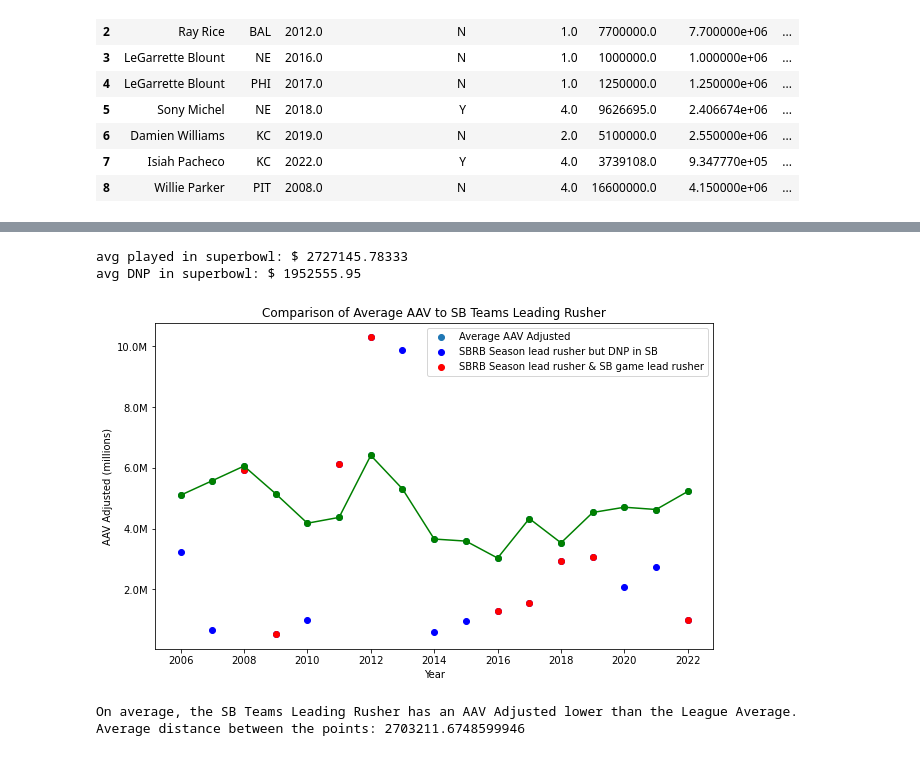
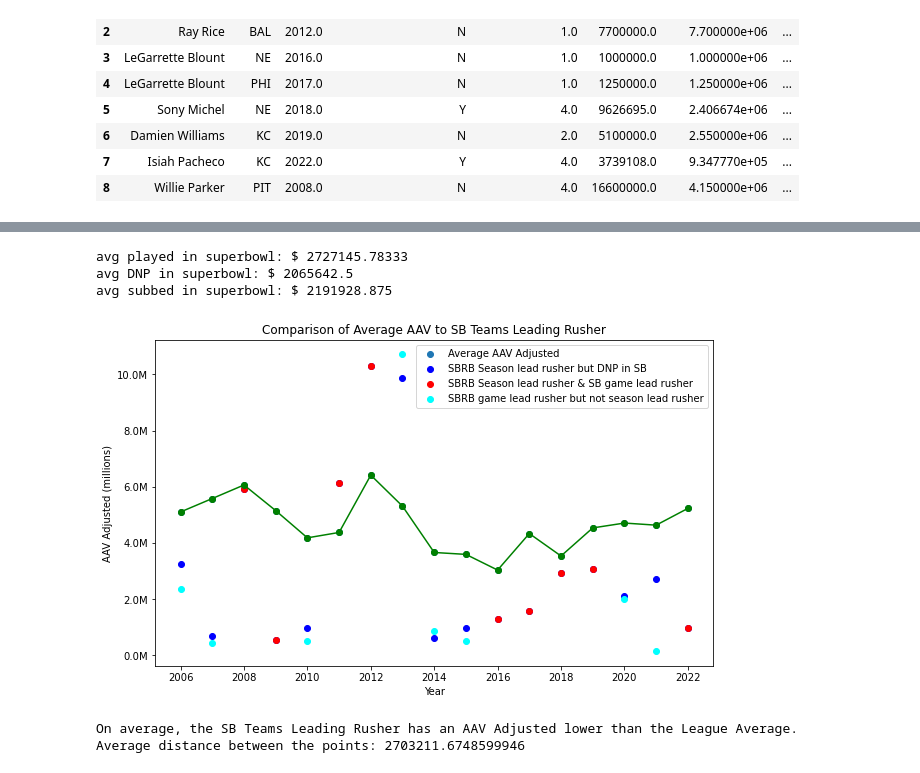
Before and after one commit to nick-smith-87/NFL_Momentum_Research, a Jupyter notebook: Running Backs/Injuries.ipynb, the cells around one changed output, grey strips where cells are left out. Saved outputs shown, nothing was run; the diff lists cells and outputs as text; code cells hidden in the pictures.

Commit message:
added sbrbgns info and added to graph

```diff
--- a/Running Backs/Injuries.ipynb
+++ b/Running Backs/Injuries.ipynb
@@ -33,18 +33,20 @@ superbowlWinningTeamSeasonLeadRushers = ['Joseph Addai', 'Brandon Jacobs', 'Will
 # %%
 superbowlWinningTeamGameLeadRushers = ['Dominic Rhodes', 'Ahmad Bradshaw', 'Willie Parker', 'Pierre Thomas', 'James Starks', 'Ahmad Bradshaw', 'Ray Rice', 'Percy Harvin', 'LeGarrette Blount', 'C.J. Anderson', 'LeGarrette Blount', 'LeGarrette Blount', 'Sony Michel', 'Damien Williams', 'Leonard Fournette', 'Cam Akers', 'Isiah Pacheco']
 # %%
-superbowlWinningTeamSeasonNotGameLeadRushers = ['Joseph Addai', 'Brandon Jacobs', 'Brandon Jackson', 'Marshawn Lynch', 'Jonas Gray', 'Ronnie Hillman', 'Ronald Jones II', 'Sony Michel', 'Isiah Pacheco']
+superbowlWinningTeamSeasonNotGameLeadRushers = ['Joseph Addai', 'Brandon Jacobs', 'Brandon Jackson', 'Marshawn Lynch', 'Jonas Gray', 'Ronnie Hillman', 'Ronald Jones II', 'Sony Michel']
 # %%
 superbowlWinningTeamGameNotSeasonLeadRushers = ['Dominic Rhodes', 'Ahmad Bradshaw', 'James Starks', 'Percy Harvin', 'LeGarrette Blount', 'C.J. Anderson', 'Leonard Fournette', 'Cam Akers']
+# %%
+superbowlWinningTeamGameNotSeasonLeadRushersAVV = [2375000, 425431, 510074, 10707500, 865000, 499167, 2000000, 153259]
 # %%
 years = list(range(2006, 2023))
 year_player_season_array = list(zip(years, superbowlWinningTeamSeasonLeadRushers))
 years = list(range(2006, 2023))
 year_player_game_array = list(zip(years, superbowlWinningTeamGameLeadRushers))
-years = [2006, 2007, 2010, 2013, 2014, 2015, 2020, 2021, 2022]
+years = [2006, 2007, 2010, 2013, 2014, 2015, 2020, 2021]
 year_player_season_not_game_array = list(zip(years, superbowlWinningTeamSeasonNotGameLeadRushers))
-years = [2008, 2009, 2011, 2012, 2016, 2017, 2018, 2019]
-year_player_game_not_season_array = list(zip(years, superbowlWinningTeamGameNotSeasonLeadRushers))
+years = [2006, 2007, 2010, 2013, 2014, 2015, 2020, 2021]
+year_player_game_not_season_array = list(zip(years, superbowlWinningTeamGameNotSeasonLeadRushers, superbowlWinningTeamGameNotSeasonLeadRushersAVV))
 # %%
 willie_p = [("Willie Parker","PIT",2008,"N",4,16600000,4150000,116000000,0.03577586207,14,500,474,18,8,6,61,280,1037,3.7,7,723,1,24,12,5,9,1.8,0,4.4,1046,1690,4991,35,0.6136094675,0.209577239,0.2,5917900,23671600,165416000)]
 willie_p_df = pd.DataFrame(willie_p, columns=['Player Name', 'Team', 'Year', 'Rookie Contract (Y/N)', 'Contract Length', 'Total Pay', 'Yearly Pay (AAV)', 'Team Payroll', 'Player Percentage of Payroll', 'Games Played', 'Snaps Played', 'Backfield Snaps', 'Slot Snaps', 'Wide snaps', 'QB Pressure Allowed (PR)', 'Total Pressure Oppurtnuties (OPP)', 'Rush Attempts', 'Rush Yards', 'Rush YPA', 'Rush TDs', 'Rush Yac (YCO)', 'Fumbles', 'Explosive Runs (10+)', 'Recieving Targets', 'Recieving Receptions', 'Recieving Yards', 'Y/Rec', 'Receiving TDs', 'YAC/REC', 'All-Purpose Yards', 'Team Rushing Yards', 'Team Total Yards', 'Team Total Touchdowns', 'Player Percentage of Rushing Yards', 'Player Percentage of Offensive Yards', 'Player Percentage of Touchdowns', 'AAV Adjusted', 'Total Pay Adjusted', 'Payroll Adjusted'])
@@ -119,0 +121,5 @@ SBRBSNG
+# %%
+# Convert the list to a DataFrame
+SBRBGNS = pd.DataFrame(year_player_game_not_season_array, columns=['Year', 'Player Name', 'Yearly Pay (AAV)'])
+
+SBRBGNS
@@ -125,44 +141,50 @@ did_not_play_in_sb = SBRBS[SBRBS['Player Name'].isin(superbowlWinningTeamSeasonN
 # Calculating average AAV for both groups
 avg_aav_played_in_sb = played_in_sb['Yearly Pay (AAV)'].mean()
 avg_aav_did_not_play_in_sb = did_not_play_in_sb['Yearly Pay (AAV)'].mean()
+avg_aav_subbed_in_sb = SBRBGNS['Yearly Pay (AAV)'].mean()
 
 print('avg played in superbowl: $', avg_aav_played_in_sb)
 print('avg DNP in superbowl: $', avg_aav_did_not_play_in_sb)
+print('avg subbed in superbowl: $', avg_aav_subbed_in_sb)
 # %% [output]
 avg played in superbowl: $ 2727145.78333
-avg DNP in superbowl: $ 1952555.95
+avg DNP in superbowl: $ 2065642.5
+avg subbed in superbowl: $ 2191928.875
 # %%
 ### Pay
 
 df = df[df['AAV Adjusted'] != -1]
 df = df[df["Games Played"] > 8]
 
 average_aav = df.groupby('Year')['AAV Adjusted'].mean().reset_index()
 
 # Plotting the scatter plot
 plt.figure(figsize=(10, 6))
 plt.scatter(average_aav['Year'], average_aav['AAV Adjusted'], label='Average AAV Adjusted')
 plt.plot(average_aav['Year'], average_aav['AAV Adjusted'], marker='o', linestyle='-', color='g')
 
 
 if not SBRBSNG.empty:
     plt.scatter(SBRBS['Year'], SBRBS['AAV Adjusted'], color='b', label='SBRB Season lead rusher but DNP in SB')
 
 if not SBRBG.empty:
     plt.scatter(SBRBG['Year'], SBRBG['AAV Adjusted'], color='r', label='SBRB Season lead rusher & SB game lead rusher')
 
+if not SBRBG.empty:
+    plt.scatter(SBRBGNS['Year'], SBRBGNS['Yearly Pay (AAV)'], color='cyan', label='SBRB game lead rusher but not season lead rusher')
+
 def millions_formatter(x, pos):
     return f'{x / 1e6:.1f}M'
 
 plt.gca().yaxis.set_major_formatter(FuncFormatter(millions_formatter))
 
 plt.xlabel('Year')
 plt.ylabel('AAV Adjusted (millions)')
 plt.title('Comparison of Average AAV to SB Teams Leading Rusher')
 plt.legend()
 plt.show()
 # %% [output]
-[figure, old version]
+[figure, new version]
 # %%
 from matplotlib.ticker import FuncFormatter
 
```
Also changed, not shown: parts of 3 cells of this notebook.
